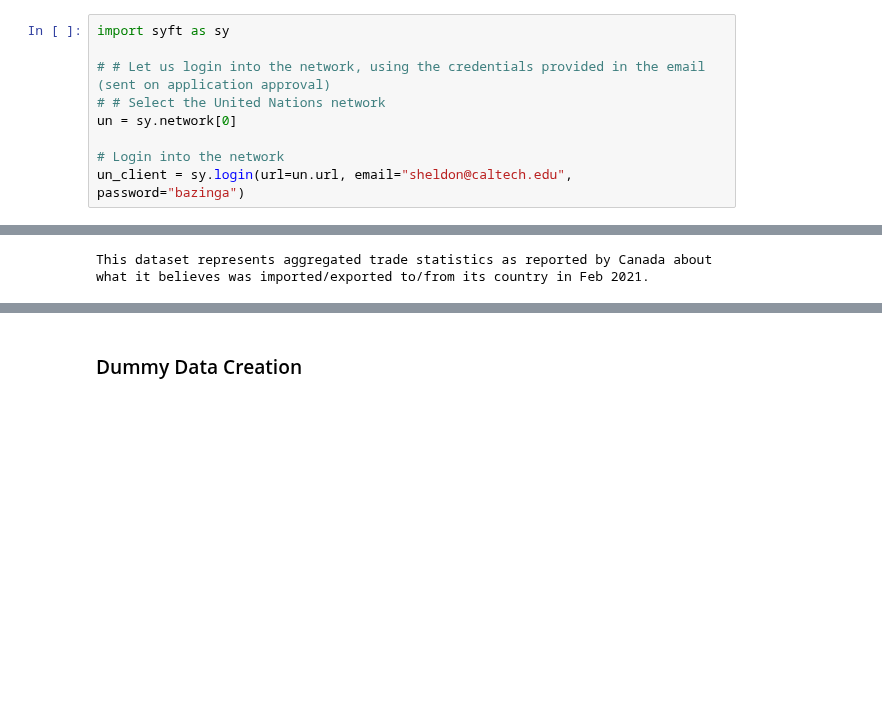
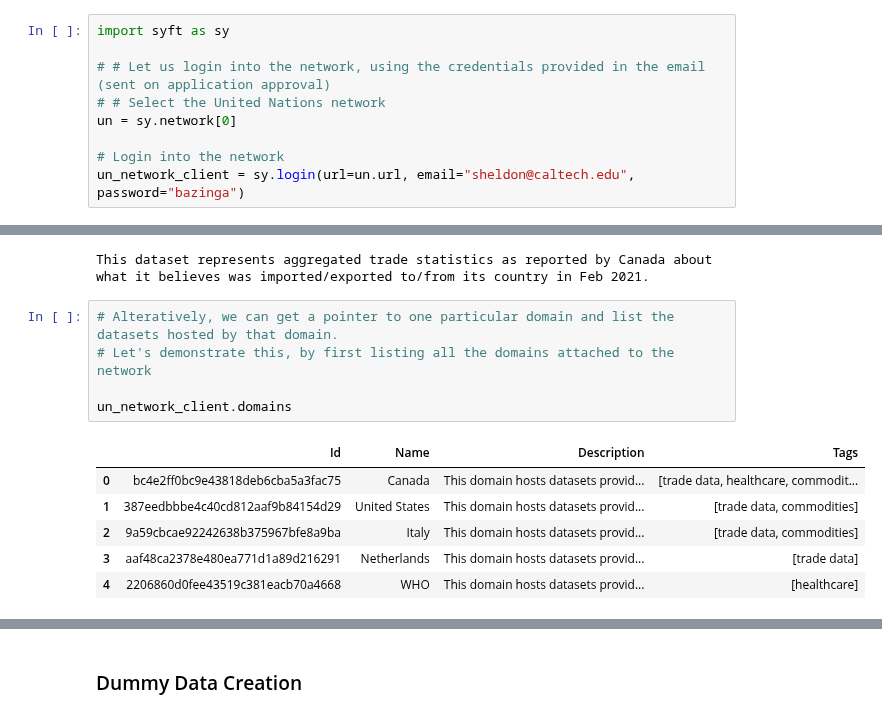
Before and after one commit to OpenMined/syft, a Jupyter notebook: notebooks/trade_demo/Part 2 -Search for relevant data across a network.ipynb, the cells around one changed output, grey strips where cells are left out. Cells and saved outputs as stored; diff of their text form; blank space fills up the shorter version.

Commit message:
notebooks: add api to search datasets via domain

```diff
--- a/notebooks/trade_demo/Part 2 -Search for relevant data across a network.ipynb
+++ b/notebooks/trade_demo/Part 2 -Search for relevant data across a network.ipynb
@@ -168,7 +168,7 @@ import syft as sy
 un = sy.network[0]
 
 # Login into the network
-un_client = sy.login(url=un.url, email="sheldon@caltech.edu", password="bazinga")
+un_network_client = sy.login(url=un.url, email="sheldon@caltech.edu", password="bazinga")
 # %% [output]
 Connecting to United Nations... connected!      Logging in as sheldon@caltech.edu... logged in!
 # %%
@@ -220,3 +220,15 @@ canada_dataset_ptr = un_client["canada_trade_data"]
 print(canada_dataset_ptr.description)
 # %% [output]
 This dataset represents aggregated trade statistics as reported by Canada about what it believes was imported/exported to/from its country in Feb 2021.
+# %%
+# Alteratively, we can get a pointer to one particular domain and list the datasets hosted by that domain.
+# Let's demonstrate this, by first listing all the domains attached to the network
+
+un_network_client.domains
+# %% [output]
+|  | Id | Name | Description | Tags |
+| 0 | bc4e2ff0bc9e43818deb6cba5a3fac75 | Canada | This domain hosts datasets provid... | [trade data, healthcare, commodit... |
+| 1 | 387eedbbbe4c40cd812aaf9b84154d29 | United States | This domain hosts datasets provid... | [trade data, commodities] |
+| 2 | 9a59cbcae92242638b375967bfe8a9ba | Italy | This domain hosts datasets provid... | [trade data, commodities] |
+| 3 | aaf48ca2378e480ea771d1a89d216291 | Netherlands | This domain hosts datasets provid... | [trade data] |
+| 4 | 2206860d0fee43519c381eacb70a4668 | WHO | This domain hosts datasets provid... | [healthcare] |
```
Also changed, not shown: parts of 9 cells of this notebook, 1 other file.
